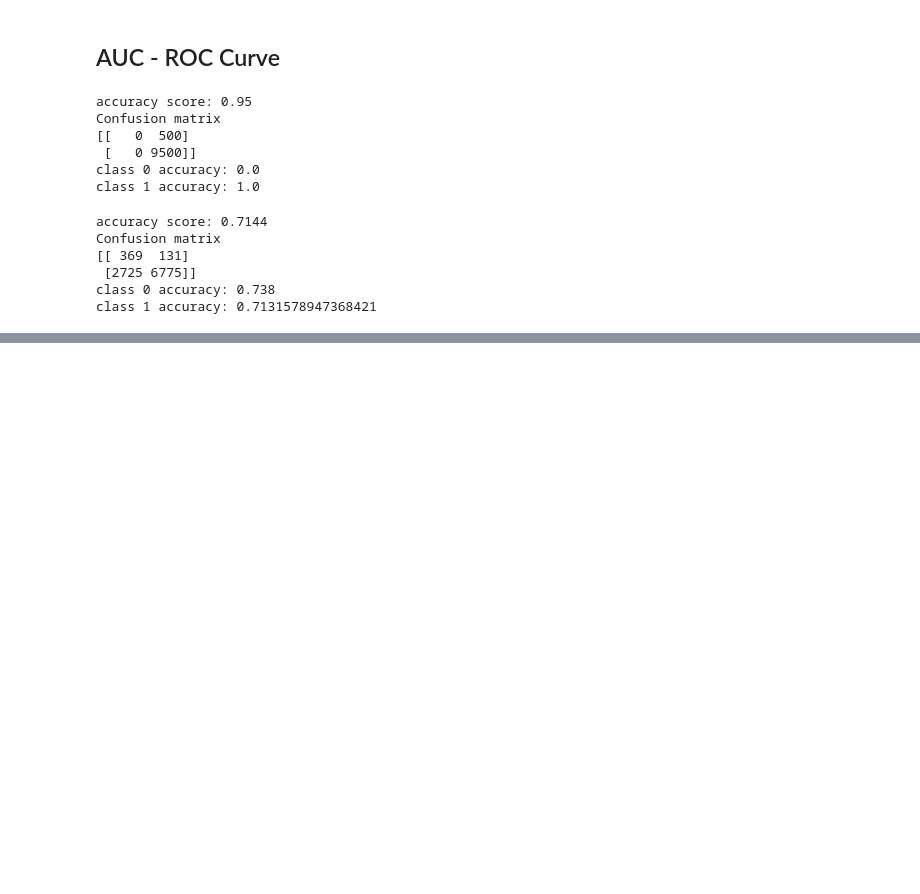
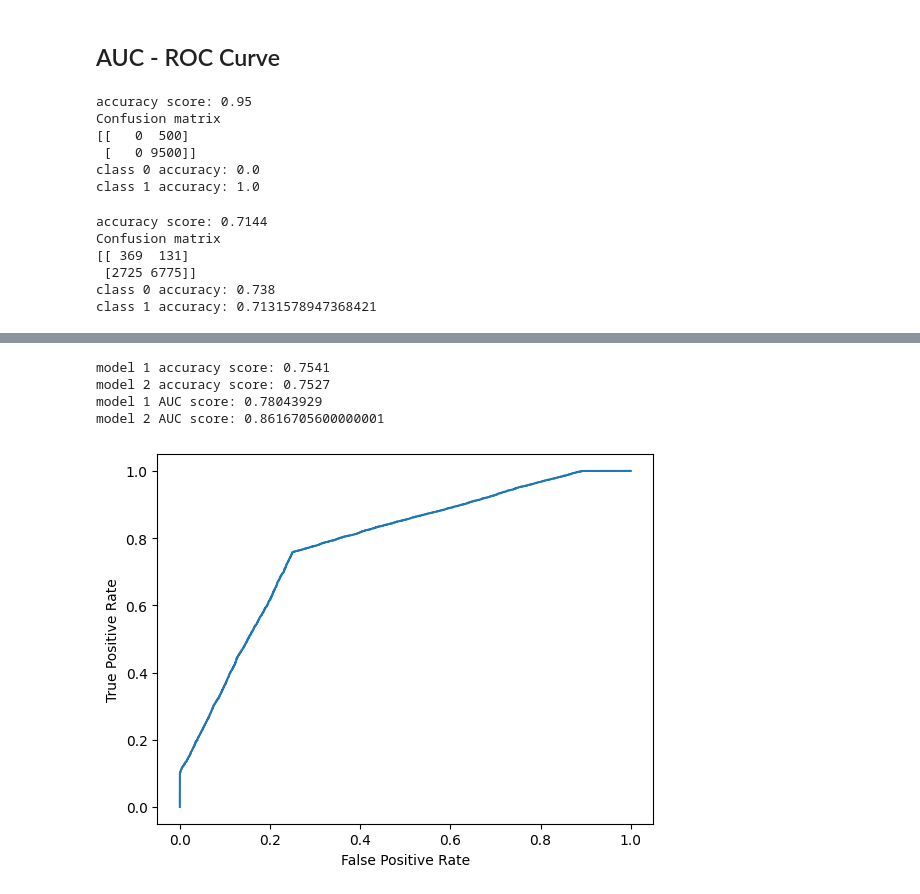
Before and after one commit to MSaberian/PyLearnDataScience, a Jupyter notebook: PyLearnMLIntroduction/MachineLearning.ipynb, the cells around one changed output, grey strips where cells are left out. Drawn from its saved outputs; the diff is of its cells as text; code cells hidden in the pictures; blank space fills up the shorter version.

```diff
--- a/PyLearnMLIntroduction/MachineLearning.ipynb
+++ b/PyLearnMLIntroduction/MachineLearning.ipynb
@@ -930,0 +925,29 @@ model 2 AUC score: 0.8407250526315788
+# %%
+n = 10000
+y = np.array([0] * n + [1] * n)
+#
+y_prob_1 = np.array(
+    np.random.uniform(.25, .5, n//2).tolist() +
+    np.random.uniform(.3, .7, n).tolist() +
+    np.random.uniform(.5, .75, n//2).tolist()
+)
+y_prob_2 = np.array(
+    np.random.uniform(0, .4, n//2).tolist() +
+    np.random.uniform(.3, .7, n).tolist() +
+    np.random.uniform(.6, 1, n//2).tolist()
+)
+
+print(f'model 1 accuracy score: {accuracy_score(y, y_prob_1>.5)}')
+print(f'model 2 accuracy score: {accuracy_score(y, y_prob_2>.5)}')
+
+print(f'model 1 AUC score: {roc_auc_score(y, y_prob_1)}')
+print(f'model 2 AUC score: {roc_auc_score(y, y_prob_2)}')
+# %% [output]
+model 1 accuracy score: 0.7541
+model 2 accuracy score: 0.7527
+model 1 AUC score: 0.78043929
+model 2 AUC score: 0.8616705600000001
+# %%
+plot_roc_curve(y, y_prob_1)
+# %% [output]
+[figure, added]
```
Also changed, not shown: parts of 8 cells of this notebook.
